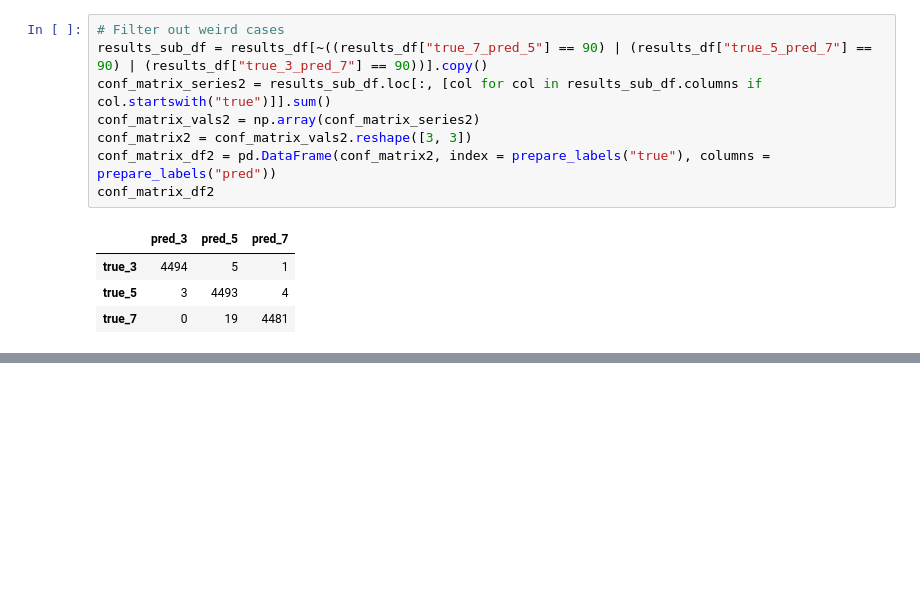
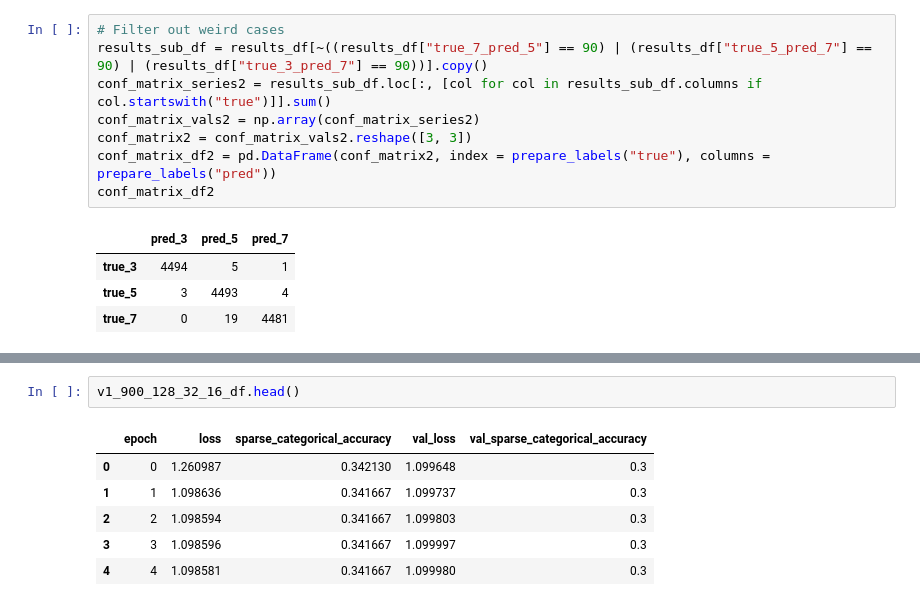
Before and after one commit to paldynaagata/Recognition-of-the-Wigner-caustic-of-ovals, a Jupyter notebook: images_classification/notebooks/vgg16_results_analysis.ipynb, the cells around one changed output, grey strips where cells are left out. Drawn from its saved outputs; the diff is of its cells as text; blank space fills up the shorter version.

```diff
--- a/images_classification/notebooks/vgg16_results_analysis.ipynb
+++ b/images_classification/notebooks/vgg16_results_analysis.ipynb
@@ -242,0 +204,9 @@ conf_matrix_df2
+# %%
+v1_900_128_32_16_df.head()
+# %% [output]
+|  | epoch | loss | sparse_categorical_accuracy | val_loss | val_sparse_categorical_accuracy |
+| 0 | 0 | 1.260987 | 0.342130 | 1.099648 | 0.3 |
+| 1 | 1 | 1.098636 | 0.341667 | 1.099737 | 0.3 |
+| 2 | 2 | 1.098594 | 0.341667 | 1.099803 | 0.3 |
+| 3 | 3 | 1.098596 | 0.341667 | 1.099997 | 0.3 |
+| 4 | 4 | 1.098581 | 0.341667 | 1.099980 | 0.3 |
```
Also changed, not shown: parts of 11 cells of this notebook.
